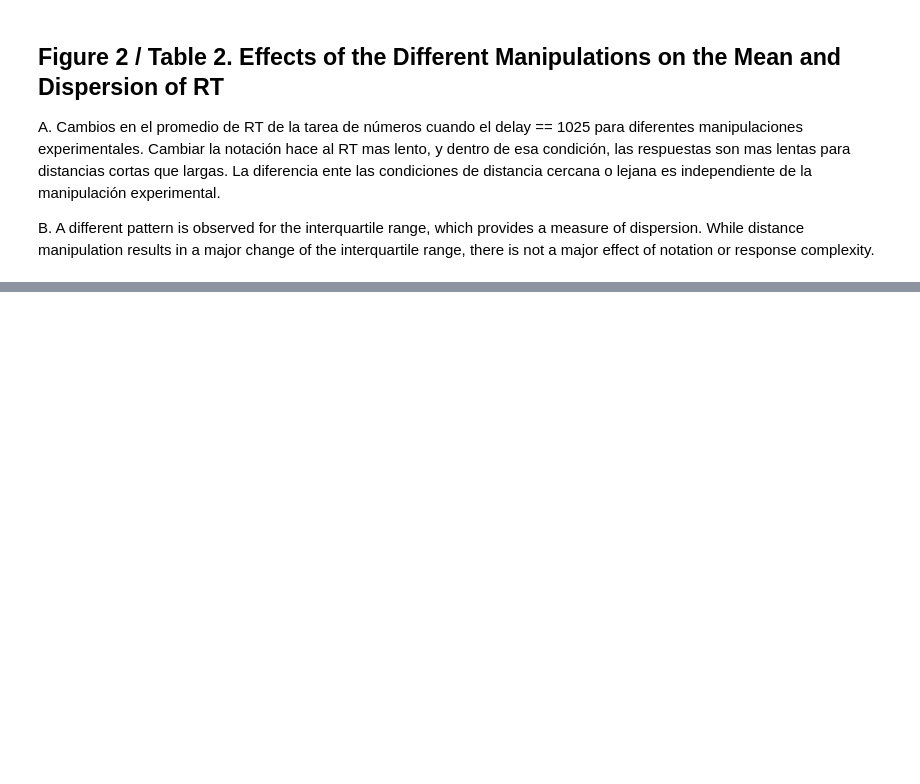
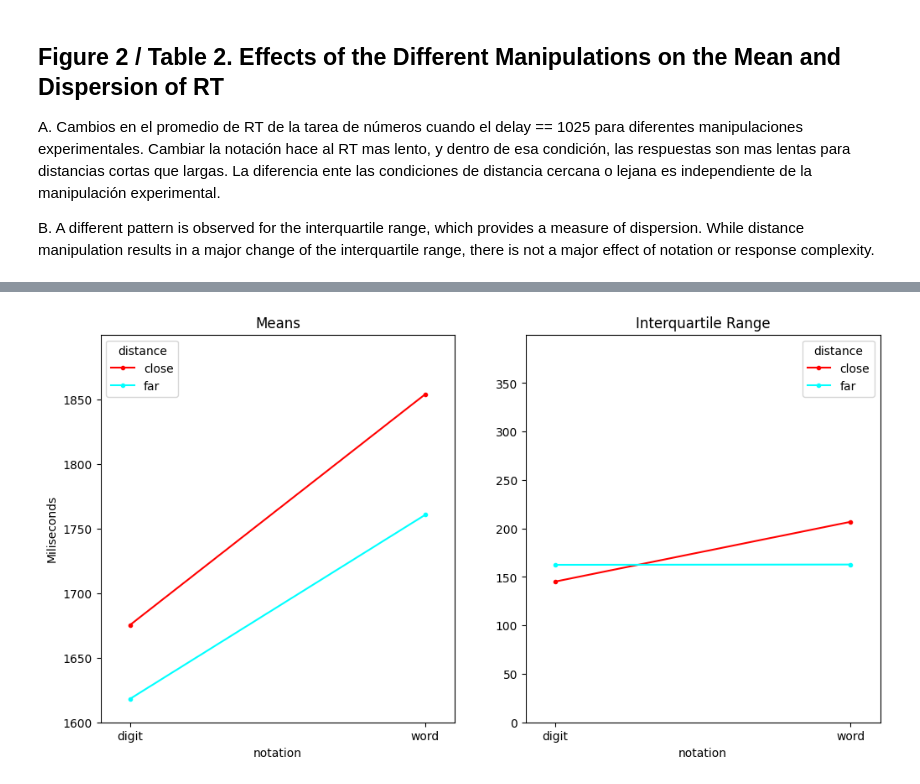
Before and after one commit to AbiOppenheim/INCC-parsing_a_cognitive_task, a Jupyter notebook: data/analysis.ipynb, the cells around one changed output, grey strips where cells are left out. Drawn from its saved outputs; the diff is of its cells as text; code cells hidden in the pictures; blank space fills up the shorter version.

```diff
--- a/data/analysis.ipynb
+++ b/data/analysis.ipynb
@@ -139,0 +166,38 @@ dtype: float64
+# %%
+fig, ax = plt.subplots(1, 2, figsize=(12, 6))
+
+ax[0].set_ylim([1600, 1900])
+ax[0].set_yticks(range(1600, 1900, 50))
+
+ax[1].set_ylim([0, 400])
+ax[1].set_yticks(range(0, 400, 50))
+
+ax[0].set_xticks(range(2))
+ax[0].set_xticklabels(['Digits', 'Words'])
+ax[1].set_xticks(range(2))
+ax[1].set_xticklabels(['Digits', 'Words'])
+
+ax[0].set_title('Means')
+ax[1].set_title('Interquartile Range')
+
+# y axis label
+
+# interaction plot for mean
+interaction_plot(mean_RT_delay_1025["notation"], mean_RT_delay_1025["distance"], mean_RT_delay_1025["rt_2_accum_mean"], ax=ax[0])
+
+# interaction plot for interquartile range
+# calculate interquartile range for each group
+interquartile_range = mean_RT_delay_1025.groupby(["notation", "distance"]).rt_2_accum_mean.apply(lambda x: x.quantile(0.75) - x.quantile(0.25)).to_frame()
+interquartile_range = interquartile_range.reset_index()
+interquartile_range.columns = ["notation", "distance", "interquartile_range"]
+interaction_plot(interquartile_range["notation"], interquartile_range["distance"], interquartile_range["interquartile_range"], ax=ax[1])
+
+
+ax[0].set_ylabel('Miliseconds')
+ax[1].set_ylabel('')
+
+
+
+plt.show()
+# %% [output]
+[figure, added]
```
Also changed, not shown: parts of 17 cells of this notebook, 13 other files.
